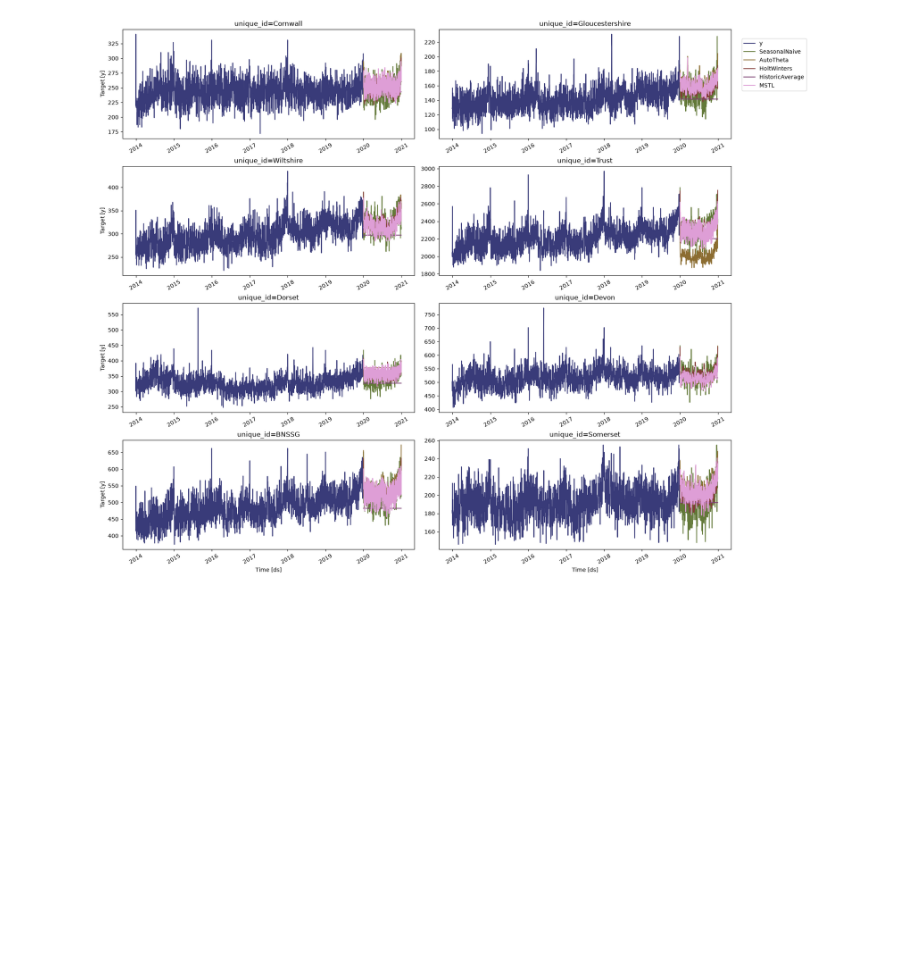
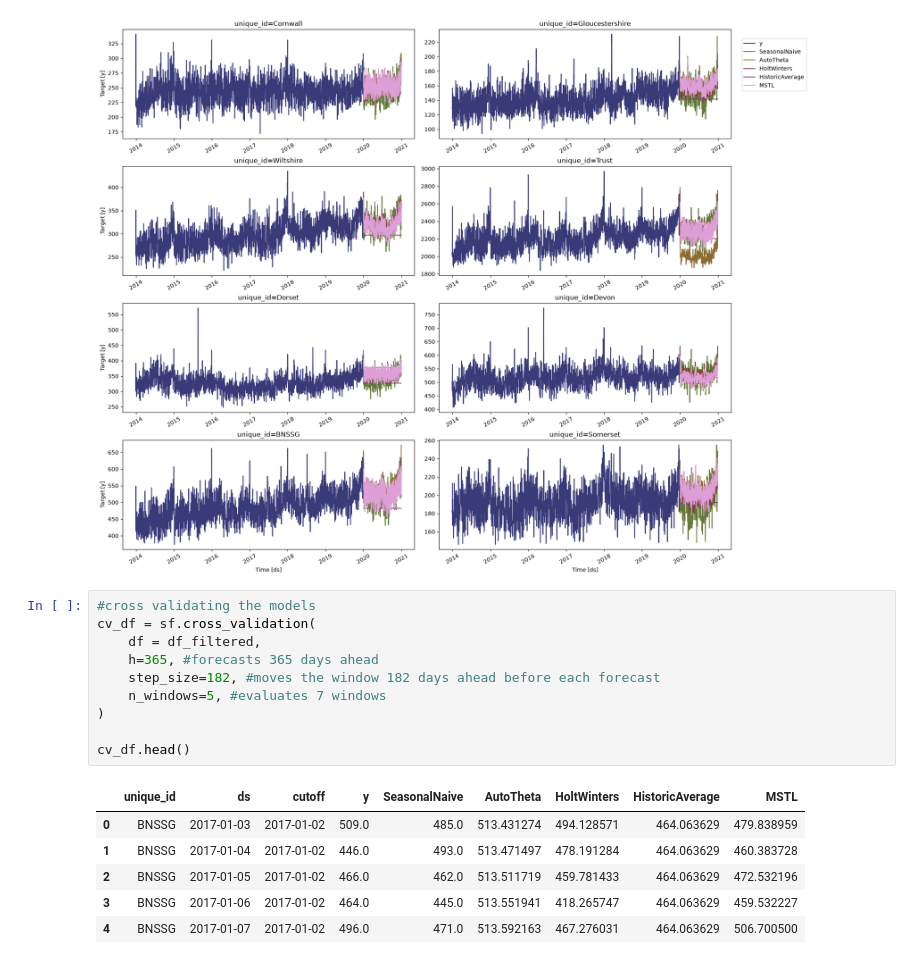
Before and after one commit to ambmodels/ambforecast-intern, a Jupyter notebook: statsforecast_ambulanceresponse.ipynb, the cells around one changed output. Drawn from its saved outputs; the diff is of its cells as text; blank space fills up the shorter version.

Commit message:
cross-validating for all areas - without the loop and dictionary

```diff
--- a/statsforecast_ambulanceresponse.ipynb
+++ b/statsforecast_ambulanceresponse.ipynb
@@ -259,3 +259,20 @@ display(forecasts_df.tail())
 sf.plot(df_filtered,forecasts_df)
 # %% [output]
 [figure]
+# %%
+#cross validating the models
+cv_df = sf.cross_validation(
+    df = df_filtered,
+    h=365, #forecasts 365 days ahead
+    step_size=182, #moves the window 182 days ahead before each forecast
+    n_windows=5, #evaluates 7 windows
+)
+
+cv_df.head()
+# %% [output]
+|  | unique_id | ds | cutoff | y | SeasonalNaive | AutoTheta | HoltWinters | HistoricAverage | MSTL |
+| 0 | BNSSG | 2017-01-03 | 2017-01-02 | 509.0 | 485.0 | 513.431274 | 494.128571 | 464.063629 | 479.838959 |
+| 1 | BNSSG | 2017-01-04 | 2017-01-02 | 446.0 | 493.0 | 513.471497 | 478.191284 | 464.063629 | 460.383728 |
+| 2 | BNSSG | 2017-01-05 | 2017-01-02 | 466.0 | 462.0 | 513.511719 | 459.781433 | 464.063629 | 472.532196 |
+| 3 | BNSSG | 2017-01-06 | 2017-01-02 | 464.0 | 445.0 | 513.551941 | 418.265747 | 464.063629 | 459.532227 |
+| 4 | BNSSG | 2017-01-07 | 2017-01-02 | 496.0 | 471.0 | 513.592163 | 467.276031 | 464.063629 | 506.700500 |
```
Also changed, not shown: parts of 2 cells of this notebook.
